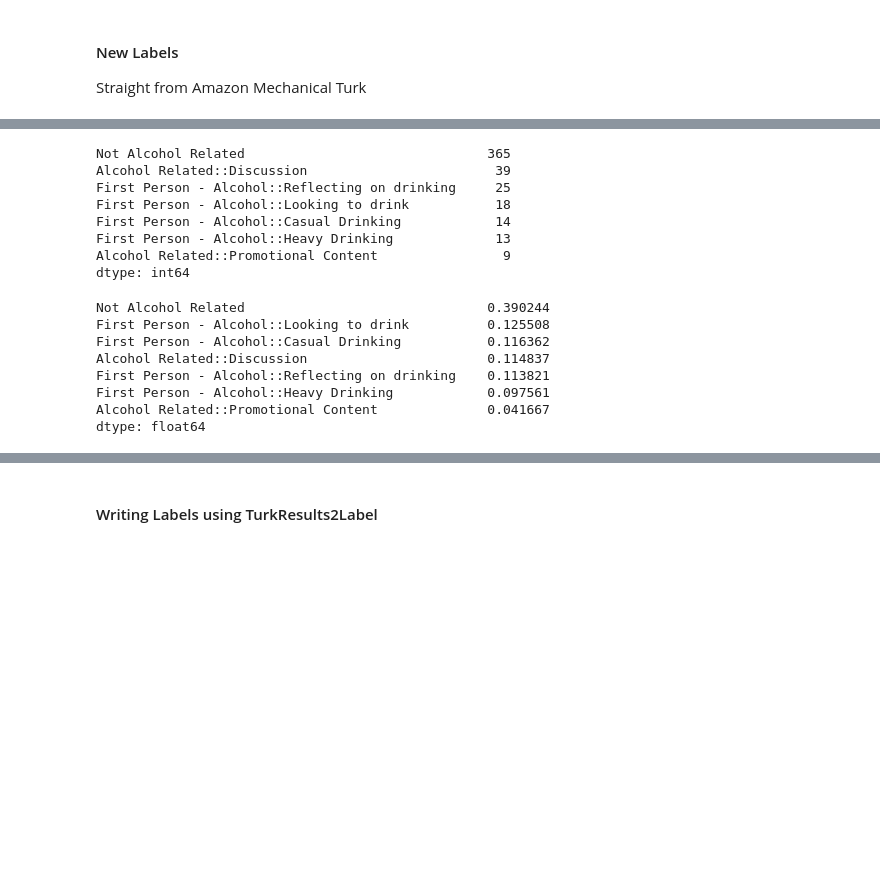
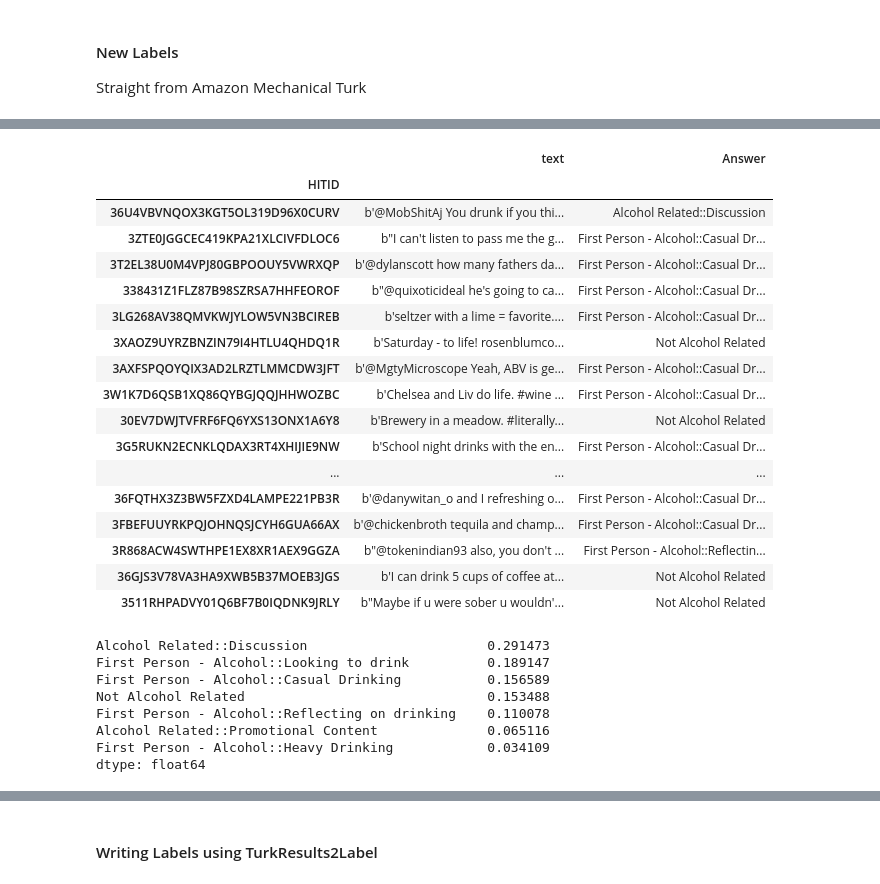
Before and after one commit to jxnl/nyu-twipsy, a Jupyter notebook: script-generating-amt-todoset.ipynb, the cells around one changed output, grey strips where cells are left out. Drawn from its saved outputs; the diff is of its cells as text; code cells hidden in the pictures; blank space fills up the shorter version.

```diff
--- a/script-generating-amt-todoset.ipynb
+++ b/script-generating-amt-todoset.ipynb
@@ -98,4 +204,4 @@ amt|2015-09-24|-7976654553505407232.csv
 
 Straight from Amazon Mechanical Turk
 # %%
-df = pd.DataFrame.from_csv("../amt/Batch_2101169_batch_results.csv")
+df = pd.DataFrame.from_csv("../amt/Batch_2166655_batch_results.csv")
@@ -101,0 +222,2 @@ df = pd.DataFrame.from_csv("../amt/Batch_2101169_batch_results.csv")
+# %%
+worker = lambda w: df[df.Worker == w]#.Answer.value_counts()# / df[df.Worker == w].Answer.value_counts().sum()
@@ -102,29 +234,37 @@ df = pd.DataFrame.from_csv("../amt/Batch_2101169_batch_results.csv")
+# %%
+worker("A2R0YYUAWNT7UD").sample(50)[["text", "Answer"]]
+# %% [output]
+|  | text | Answer |
+| HITID |  |  |
+| 36U4VBVNQOX3KGT5OL319D96X0CURV | b'@MobShitAj You drunk if you thi... | Alcohol Related::Discussion |
+| 3ZTE0JGGCEC419KPA21XLCIVFDLOC6 | b"I can't listen to pass me the g... | First Person - Alcohol::Casual Dr... |
+| 3T2EL38U0M4VPJ80GBPOOUY5VWRXQP | b'@dylanscott how many fathers da... | First Person - Alcohol::Casual Dr... |
+| 338431Z1FLZ87B98SZRSA7HHFEOROF | b"@quixoticideal he's going to ca... | First Person - Alcohol::Casual Dr... |
+| 3LG268AV38QMVKWJYLOW5VN3BCIREB | b'seltzer with a lime = favorite.... | First Person - Alcohol::Casual Dr... |
+| 3XAOZ9UYRZBNZIN79I4HTLU4QHDQ1R | b'Saturday - to life! rosenblumco... | Not Alcohol Related |
+| 3AXFSPQOYQIX3AD2LRZTLMMCDW3JFT | b'@MgtyMicroscope Yeah, ABV is ge... | First Person - Alcohol::Casual Dr... |
+| 3W1K7D6QSB1XQ86QYBGJQQJHHWOZBC | b'Chelsea and Liv do life. #wine ... | First Person - Alcohol::Casual Dr... |
+| 30EV7DWJTVFRF6FQ6YXS13ONX1A6Y8 | b'Brewery in a meadow. #literally... | Not Alcohol Related |
+| 3G5RUKN2ECNKLQDAX3RT4XHIJIE9NW | b'School night drinks with the en... | First Person - Alcohol::Casual Dr... |
+| ... | ... | ... |
+| 36FQTHX3Z3BW5FZXD4LAMPE221PB3R | b'@danywitan_o and I refreshing o... | First Person - Alcohol::Casual Dr... |
+| 3FBEFUUYRKPQJOHNQSJCYH6GUA66AX | b'@chickenbroth tequila and champ... | First Person - Alcohol::Casual Dr... |
+| 3R868ACW4SWTHPE1EX8XR1AEX9GGZA | b"@tokenindian93 also, you don't ... | First Person - Alcohol::Reflectin... |
+| 36GJS3V78VA3HA9XWB5B37MOEB3JGS | b'I can drink 5 cups of coffee at... | Not Alcohol Related |
+| 3511RHPADVY01Q6BF7B0IQDNK9JRLY | b"Maybe if u were sober u wouldn'... | Not Alcohol Related |
 # %%
 df = df[(df.Answer != "{}") &
         (df.Answer != "Alcohol Related") &
         (df.Answer != "First Person - Alcohol")]
-df.Answer.value_counts()
+
+df = df[df.Worker != "A2R0YYUAWNT7UD"]
+df.Answer.value_counts() / df.Answer.value_counts().sum()
 # %% [output]
-Not Alcohol Related                               365
-Alcohol Related::Discussion                        39
-First Person - Alcohol::Reflecting on drinking     25
-First Person - Alcohol::Looking to drink           18
-First Person - Alcohol::Casual Drinking            14
-First Person - Alcohol::Heavy Drinking             13
-Alcohol Related::Promotional Content                9
-dtype: int64
+Alcohol Related::Discussion                       0.291473
+First Person - Alcohol::Looking to drink          0.189147
+First Person - Alcohol::Casual Drinking           0.156589
+Not Alcohol Related                               0.153488
+First Person - Alcohol::Reflecting on drinking    0.110078
+Alcohol Related::Promotional Content              0.065116
+First Person - Alcohol::Heavy Drinking            0.034109
+dtype: float64
-# %%
-df = pd.concat([pd.DataFrame.from_csv("../amt/Batch_2064125_batch_results.csv"),
-      pd.DataFrame.from_csv("../amt/Batch_2064123_batch_results.csv")]).set_index("_id")
-df = df[df.Worker != "A3EBA6G9AG7CO9"]
-
-df.Answer.value_counts() / df.Answer.value_counts().sum()
-# %% [output]
-Not Alcohol Related                               0.390244
-First Person - Alcohol::Looking to drink          0.125508
-First Person - Alcohol::Casual Drinking           0.116362
-Alcohol Related::Discussion                       0.114837
-First Person - Alcohol::Reflecting on drinking    0.113821
-First Person - Alcohol::Heavy Drinking            0.097561
-Alcohol Related::Promotional Content              0.041667
-dtype: float64
```
Also changed, not shown: parts of 31 cells of this notebook, 2 other files.
